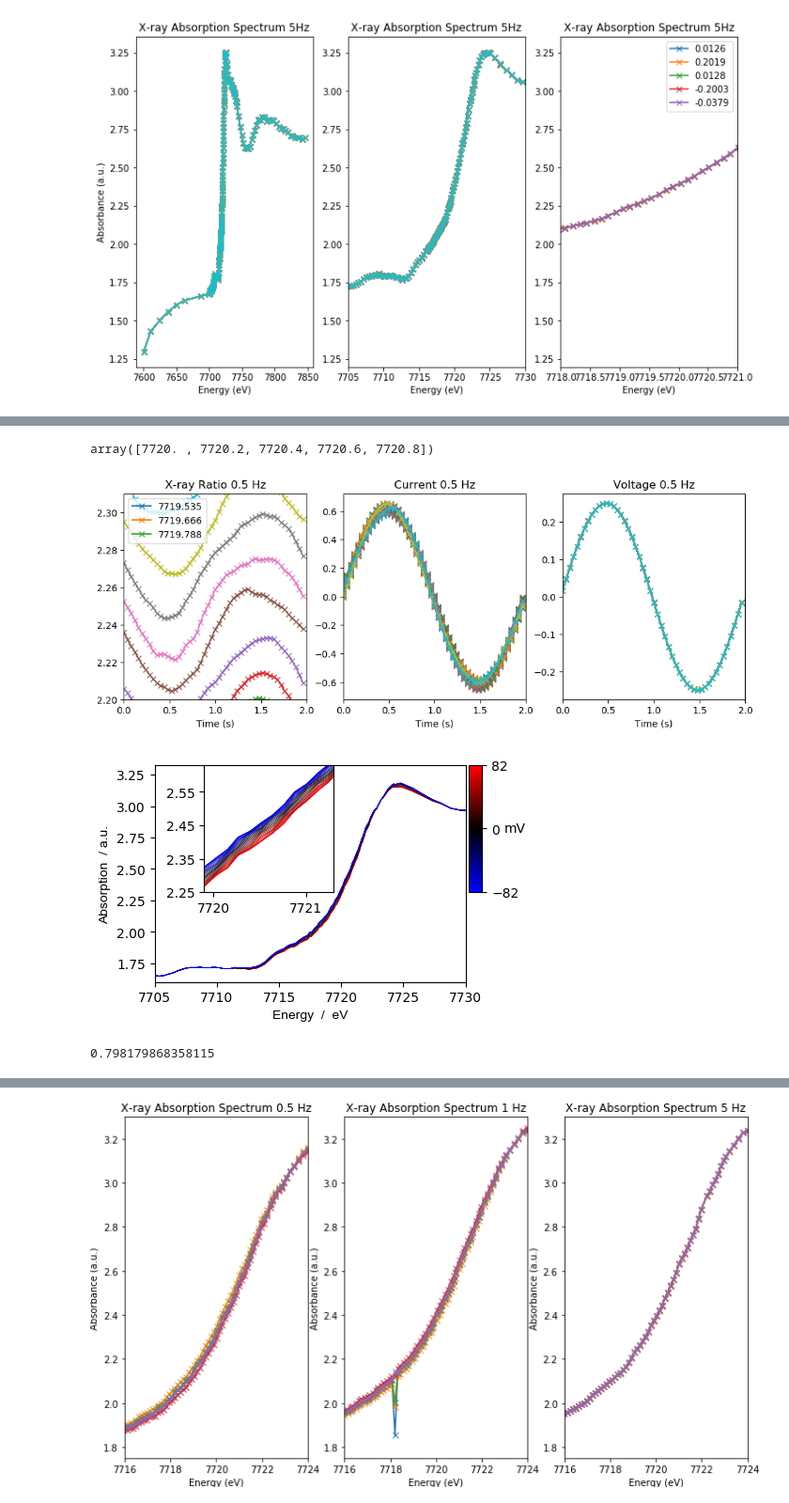
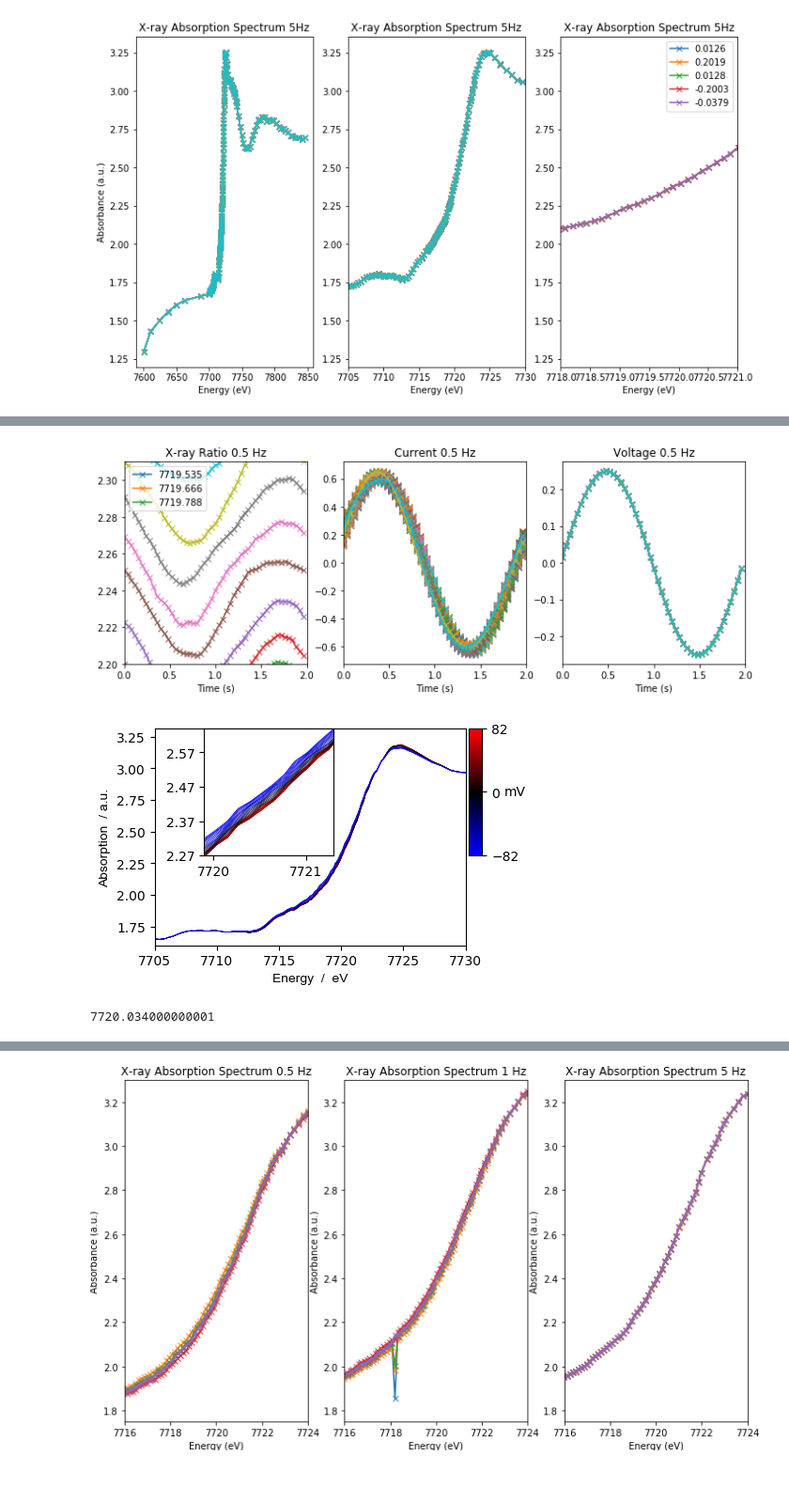
Before and after one commit to BGerwe/Xray-Project, a Jupyter notebook: dynamic XAS Energy spectra.ipynb, the cells around one changed output, grey strips where cells are left out. Shown at 94% size. Cells and saved outputs as stored; diff of their text form; code cells hidden in the pictures; blank space fills up the shorter version.

Commit message:
Reworking reading old data for XAS spectra and added some plots to Athena file

```diff
--- a/dynamic XAS Energy spectra.ipynb
+++ b/dynamic XAS Energy spectra.ipynb
@@ -80,16 +82,21 @@ def fullanalyze(data, fa, dec, PhsCor="VPhs"):
     #Signal averages down to one period of frequency = fa after decimating signal
 
     Ir=np.array(data['If']/data['Io'])
+
+    #Finds any infinite number from calculating Ir and makes selection array
+#     delarr=np.isfinite(Ir)
+#     Ir=Ir[delarr]
+
     Imean=np.mean(Ir)
     Iomean=np.mean(data['Io'])
     Ifmean=np.mean(data['If'])
-    datan=np.array([data['Time'],submean(Ir),submean(data['J']),submean(data['V']),submean(data['Io']),submean(data['If'])])
+    datan=np.array([data['Time'],submean(Ir),submean(data['J']),submean(data['V']),
+                    submean(data['Io']),submean(data['If'])])
 
     Ns=datan[0,:].size
     dt=datan[0,1]
 
     datafft, freq=getfft(datan[1:,:],datan[0,:])
-
     fftang=np.angle(datafft)
     fftmag=np.abs(datafft)
     bin1=datain.fftbin(fa,freq,Ns,dt,"Real",1)
@@ -177,16 +184,21 @@ def partanalyze(data, fa, dec):
     return datav
 
 def readolddata(path, decfac, fa,NumCh=4):
-
     fsamp=50000
     samplen=int(fsamp/(decfac*fa))
 
-    data=np.genfromtxt(path, delimiter=' ', dtype=complex)
-    dum2d=data[~np.isnan(data)]
+    data=np.genfromtxt(path, delimiter='  ', dtype=complex,autostrip=True)
+
+    datdum=pd.DataFrame(data)
+    datdum.dropna(inplace=True)
+    data=np.array(datdum)
+    dum2d=data.copy()
+
+    numE=int(data.shape[0]/samplen)
     dum2d=dum2d.reshape(data.shape[0],int(dum2d.size/data.shape[0]))
-    numE=int(data.shape[0]/samplen)
+
     del data
-    dum3d=dum2d.reshape(np.roll([numE,NumCh,samplen],1)).transpose(1,2,0)
+    dum3d=dum2d.reshape([samplen,numE,NumCh]).transpose(1,2,0)
     return dum3d
 
 def SavebyVoltage(data,Energies,Estart,Efinish,directory,fHead,suff):
@@ -506,33 +661,9 @@ Dynamic XAS Energy analyzed data\ESweep_1 Hz\Ir_1Hz_ReaddMean_VPhsCorrect_46_-10
 Dynamic XAS Energy analyzed data\ESweep_1 Hz\Ir_1Hz_ReaddMean_VPhsCorrect_47_-77_mV .csv
 Dynamic XAS Energy analyzed data\ESweep_1 Hz\Ir_1Hz_ReaddMean_VPhsCorrect_48_-46_mV .csv
 Dynamic XAS Energy analyzed data\ESweep_1 Hz\Ir_1Hz_ReaddMean_VPhsCorrect_49_-16_mV .csv
-# %%
-startInE=7720
-stopInE=7721
-Edata=Edum
-
-in_adjs=[0,0,.2,0,-.22,.1,-.1,0]
-
-in_x1adj=in_adjs[0]
-in_x2adj=in_adjs[1]
-in_xint =in_adjs[2]
-in_y1adj=in_adjs[3]
-in_y2adj=in_adjs[4]
-in_yint =in_adjs[5]
-in_xlat=in_adjs[6]
-in_yvert =in_adjs[7]
-
-xind1=np.argwhere(Edata[:,0]>=startInE)[0]
-xind2=np.argwhere(Edata[:,0]<=stopInE)[-1]
-
-x1=round(Edata[xind1,0][0])
-x2=round(Edata[xind2,0][0])
-
-np.arange(x1+in_x1adj,x2+in_x2adj,in_xint)
-# %% [output]
-array([7720. , 7720.2, 7720.4, 7720.6, 7720.8])
 # %%
-path1=r'C:\Users\shadd\OneDrive\Documents\Python\fr_XAS\Dynamic XAS Energy analyzed data\ESweep0_5Hz_ReaddMean_PhsCorrect_Dec2000.txt'
+fhead=r'C:\Users\shadd\OneDrive\Documents\Python\fr_XAS\Dynamic XAS Energy analyzed data'
+path1=fhead+r'\ESweep0_5Hz_ReaddMean_VPhsCorrect_Dec2000.txt'
 
 dum1=readolddata(path1,2000,0.5,4)
 
@@ -561,36 +692,32 @@ ax1.set_xlim(0,2)
 ax1.set_ylim(2.2,2.31)
 ax1.set_title('X-ray Ratio 0.5 Hz')
 ax1.set_xlabel('Time (s)')
 ax1.legend(np.round(Edum[85:88,0],3),loc='upper left')
 # ax1.set_ylabel('Absorbance (a.u.)')
 
 ax1=fig.add_subplot(132)
 ax1.plot(dum1[:,0,:].T,dum1[:,2,:].T,'-x')
 ax1.set_xlim(0,2)
 ax1.set_title('Current 0.5 Hz')
 ax1.set_xlabel('Time (s)')
 # ax1.set_ylabel('Voltage (V)')
 
 ax1=fig.add_subplot(133)
 ax1.plot(dum1[:,0,:].T,dum1[:,3,:].T,'-x')
 ax1.set_xlim(0,2)
 # ax1.set_ylim(-.0001,.0001)
 ax1.set_title('Voltage 0.5 Hz')
 ax1.set_xlabel('Time (s)')
 # ax1.legend(dum1[:,3,0],loc='upper left')
 # ax1.set_ylabel('Voltage (V)')
 
 plt.show()
 # plt.savefig('0_5 Hz Time Domain Plots Voltage Phs.png')
 
 plt0=plotXANES(Edum,np.real(dum1),startE=7705,stopE=7730,startInE=7720,stopInE=7721.5,
                start=12,stop=12,in_adjs=[0,-.6,1,.05,-.18,.1,-.1,0],size=(4.5,3),UseEta=True,marker='')
 # plt0.savefig('0_5 Hz X-ray Spectra Voltage Phs.png',bbox_inches='tight',dpi=500)
 # plt.savefig('0_5 Hz X-ray Spectra Voltage Phs.png',format='png')
 # %% [output]
-[figure, old version]
+[figure, new version]
-[figure, old version]
+[figure, new version]
-# %%
-np.log10(2*np.pi)
-# %% [output]
-0.798179868358115
@@ -596,0 +728,4 @@ np.log10(2*np.pi)
+# %%
+Elist[89]
+# %% [output]
+7720.034000000001
```
Also changed, not shown: parts of 12 cells of this notebook, 1 other file.
